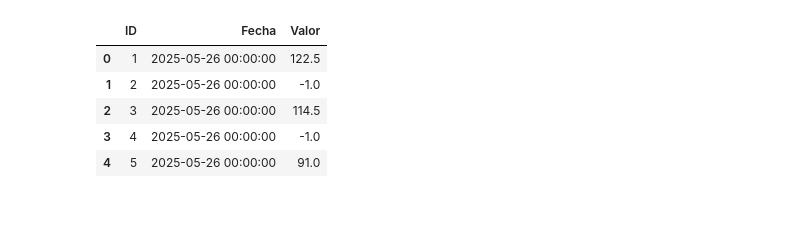
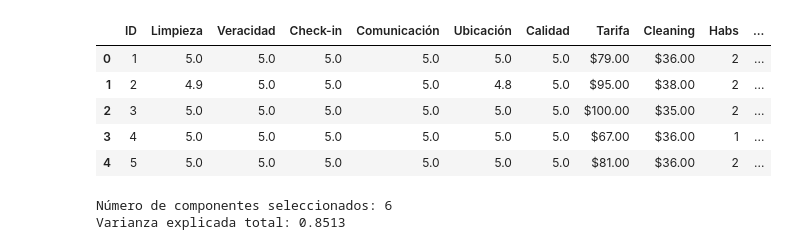
Before and after one commit to bacaSantiago/Time-series-TDA-, a Jupyter notebook: test.ipynb, the cells around one changed output. Drawn from its saved outputs; the diff is of its cells as text; code cells hidden in the pictures; blank space fills up the shorter version.

```diff
--- a/test.ipynb
+++ b/test.ipynb
@@ -1,19 +1,46 @@
 # %%
 import pandas as pd
 import sqlite3
 
-conn = sqlite3.connect("airbnb_data.sqlite")
+conn = sqlite3.connect("airbnb_colombia.sqlite")
 
-df_inmuebles = pd.read_sql_query("SELECT * FROM Inmueble", conn)
-df_fechas = pd.read_sql_query("SELECT * FROM Fecha", conn)
+df_metadata = pd.read_sql_query("SELECT * FROM MetadataInterpolada", conn)
+df_fechas = pd.read_sql_query("SELECT * FROM FechasInterpoladas", conn)
 
 conn.close()
-df_inmuebles.head()
-df_fechas.head()
+columnas_metadata = [
+    "ID",
+    "Limpieza", "Veracidad", "Check-in", "Comunicación",
+    "Ubicación", "Calidad", "Tarifa", "Cleaning",
+    "Habs", "Jacuzzi", "Mean","Var"
+]
+
+df_metadata=df_metadata[[col for col in df_metadata.columns if col  in columnas_metadata]]
+df_metadata['Jacuzzi'] = df_metadata['Jacuzzi'].map({"SI": 1, "NO": 0})
+
+df_metadata.head()
 # %% [output]
-|  | ID | Fecha | Valor |
-| 0 | 1 | 2025-05-26 00:00:00 | 122.5 |
-| 1 | 2 | 2025-05-26 00:00:00 | -1.0 |
-| 2 | 3 | 2025-05-26 00:00:00 | 114.5 |
-| 3 | 4 | 2025-05-26 00:00:00 | -1.0 |
-| 4 | 5 | 2025-05-26 00:00:00 | 91.0 |
+|  | ID | Limpieza | Veracidad | Check-in | Comunicación | Ubicación | Calidad | Tarifa | Cleaning | Habs | ... |
+| 0 | 1 | 5.0 | 5.0 | 5.0 | 5.0 | 5.0 | 5.0 | $79.00 | $36.00 | 2 | ... |
+| 1 | 2 | 4.9 | 5.0 | 5.0 | 5.0 | 4.8 | 5.0 | $95.00 | $38.00 | 2 | ... |
+| 2 | 3 | 5.0 | 5.0 | 5.0 | 5.0 | 5.0 | 5.0 | $100.00 | $35.00 | 2 | ... |
+| 3 | 4 | 5.0 | 5.0 | 5.0 | 5.0 | 5.0 | 5.0 | $67.00 | $36.00 | 1 | ... |
+| 4 | 5 | 5.0 | 5.0 | 5.0 | 5.0 | 5.0 | 5.0 | $81.00 | $36.00 | 2 | ... |
+# %%
+from sklearn.decomposition import PCA
+from sklearn.preprocessing import StandardScaler
+
+# Escalado
+scaler = StandardScaler()
+X_scaled = scaler.fit_transform(df_metadata.select_dtypes(include=[np.number]).drop(columns=["ID"]))
+
+# PCA automático: selecciona suficientes componentes para explicar >=80% varianza
+pca = PCA(n_components=0.80)
+X_pca = pca.fit_transform(X_scaled)
+
+# Número de componentes seleccionados automáticamente
+print(f"Número de componentes seleccionados: {pca.n_components_}")
+print(f"Varianza explicada total: {pca.explained_variance_ratio_.sum():.4f}")
+# %% [output]
+Número de componentes seleccionados: 6
+Varianza explicada total: 0.8513
```
Also changed, not shown: parts of 6 cells of this notebook, 1 other file.
